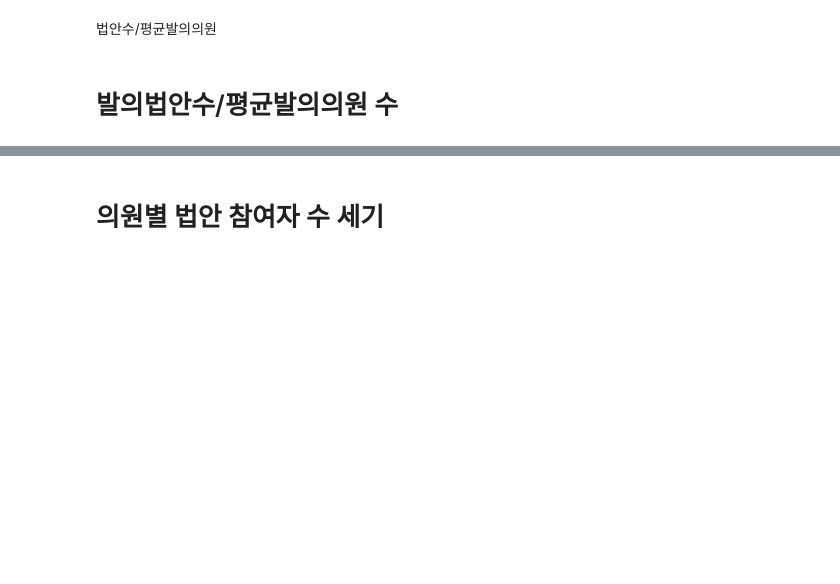
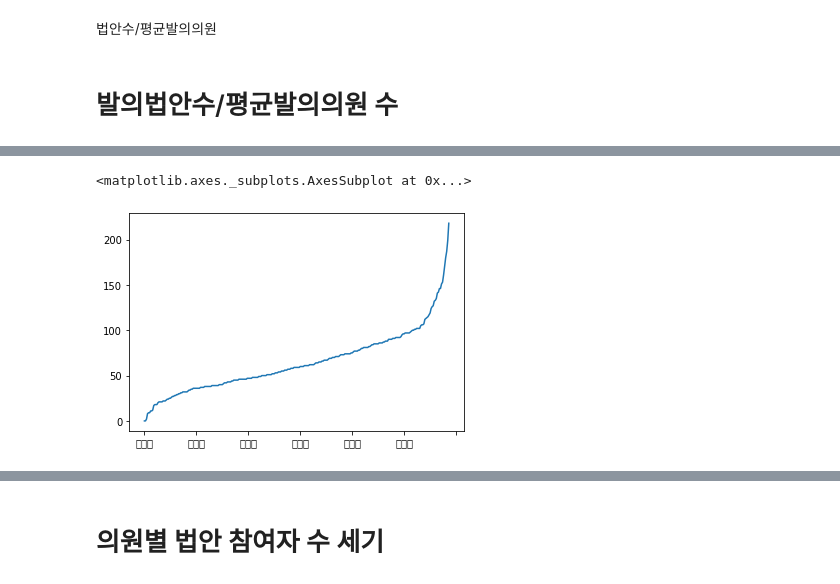
Before and after one commit to hw79chopin/National-assembly-member-recommder, a Jupyter notebook: 법안 유사도와 기여도 종합적으로 고려하기.ipynb, the cells around one changed output, grey strips where cells are left out. Cells and saved outputs as stored; diff of their text form; code cells hidden in the pictures; blank space fills up the shorter version.

Commit message:
Distribution of senators involved and other codes added

```diff
--- a/법안 유사도와 기여도 종합적으로 고려하기.ipynb
+++ b/법안 유사도와 기여도 종합적으로 고려하기.ipynb
@@ -69,6 +69,21 @@ def count_bills(name, bills_df):
             '제정법률안 비율': str(round((bills_제정법안/df_temp.shape[0])*100,2))+"%",
             '폐기법률안 비율': str(round((bills_deleted/df_temp.shape[0])*100,2))+'%'}
     return dict_
+
+def count_bills_two_types(name, bills_df):
+    df_temp = bills_df[bills_df['발의자'].str.contains(name)]
+    bills_deleted = df_temp[(df_temp['상태']=='폐기') | (df_temp['상태']=='철회')].shape[0]
+    df_temp_save = df_temp[~(df_temp['상태']=='폐기') & ~(df_temp['상태']=='철회')]
+    bills_일부개정법률안 = df_temp_save[df_temp_save['법안명'].str.contains('일부개정법률안')].shape[0]
+    bills_전부개정법률안 = df_temp_save[df_temp_save['법안명'].str.contains('전부개정법률안')].shape[0]
+    bills_제정법안 = df_temp_save[(~df_temp_save['법안명'].str.contains('일부개정법률안'))& (~df_temp_save['법안명'].str.contains('전부개정법률안'))].shape[0]
+    dict_ = {'일부개정법률안 비율': str(round((bills_일부개정법률안/df_temp.shape[0])*100,2))+'%',
+            '전부개정법률안 비율': str(round((bills_전부개정법률안/df_temp.shape[0])*100,2))+'%',
+            '제정법률안 비율': str(round((bills_제정법안/df_temp.shape[0])*100,2))+"%",
+            '폐기법률안 비율': str(round((bills_deleted/df_temp.shape[0])*100,2))+'%'}
+    result = [df_temp.shape[0], bills_전부개정법률안 + bills_제정법안]
+
+    return result
 
 def count_bills_all(bills_df):
     df_temp = bills_df
@@ -113,0 +118,5 @@ senators
+# %%
+dict_senator_bills ={}
+for i in tqdm(senators['한글이름'].tolist()):
+    dict_senator_bills[i] = {'전체' : count_bills_two_types(i, bills)[0],
+                             '제정/전부개정' : count_bills_two_types(i, bills)[1]}
@@ -113,0 +143,3 @@ senators
+# %%
+df = pd.DataFrame(dict_senator_bills).T
+df
@@ -113,0 +166,5 @@ senators
+# %%
+df.sort_values('제정/전부개정')['제정/전부개정'].plot()
+# %% [output]
+<matplotlib.axes._subplots.AxesSubplot at 0x...>
+[figure, added]
```
Also changed, not shown: parts of 17 cells of this notebook.
